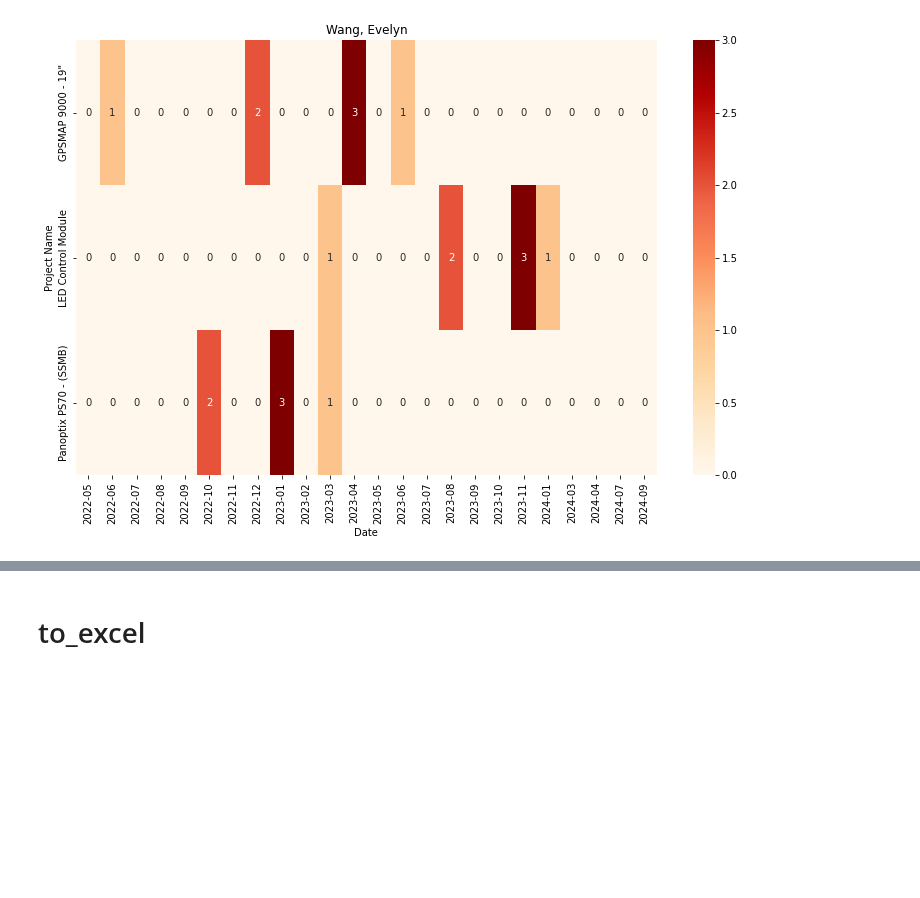
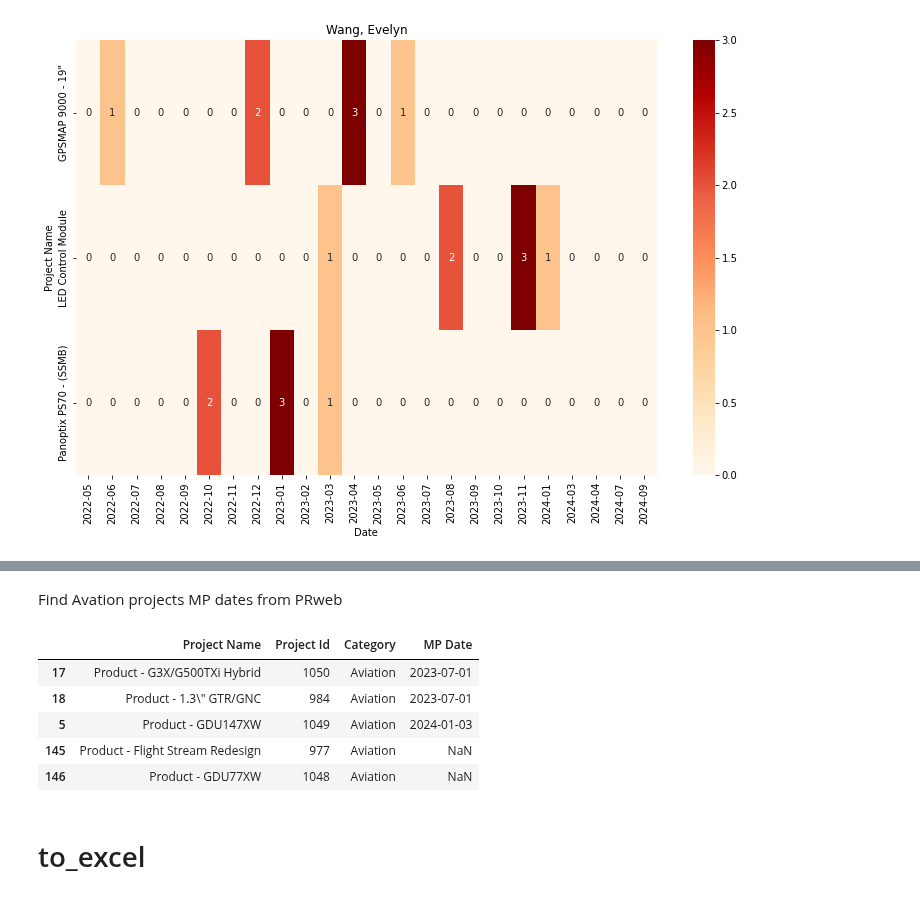
Before and after one commit to CPWRF/Projects, a Jupyter notebook: GMLA loading analysis/PMsystem_PRweb/LoadingAnalysis_PRweb _PMsystem.ipynb, the cells around one changed output, grey strips where cells are left out. Drawn from its saved outputs; the diff is of its cells as text; code cells hidden in the pictures; blank space fills up the shorter version.

```diff
--- a/GMLA loading analysis/PMsystem_PRweb/LoadingAnalysis_PRweb _PMsystem.ipynb
+++ b/GMLA loading analysis/PMsystem_PRweb/LoadingAnalysis_PRweb _PMsystem.ipynb
@@ -364,3 +365,16 @@ for member in consumer_dpqe_list[:-1]: #-1 is to skip 'Hsu, Jason(PQE);\nWang, E
+# %% [markdown]
+Find Avation projects MP dates from PRweb
+# %%
+prweb2 = pd.read_excel(prweb_file, header=1, usecols=[0,1,5,6])
+Aviation = prweb2[prweb2['Category'] == 'Aviation'].sort_values('MP Date')
+Aviation
+# %% [output]
+|  | Project Name | Project Id | Category | MP Date |
+| 17 | Product - G3X/G500TXi Hybrid | 1050 | Aviation | 2023-07-01 |
+| 18 | Product - 1.3\" GTR/GNC | 984 | Aviation | 2023-07-01 |
+| 5 | Product - GDU147XW | 1049 | Aviation | 2024-01-03 |
+| 145 | Product - Flight Stream Redesign | 977 | Aviation | NaN |
+| 146 | Product - GDU77XW | 1048 | Aviation | NaN |
 # %% [markdown]
 # to_excel
 # %%
```
Also changed, not shown: parts of 14 cells of this notebook, 1 other file.
